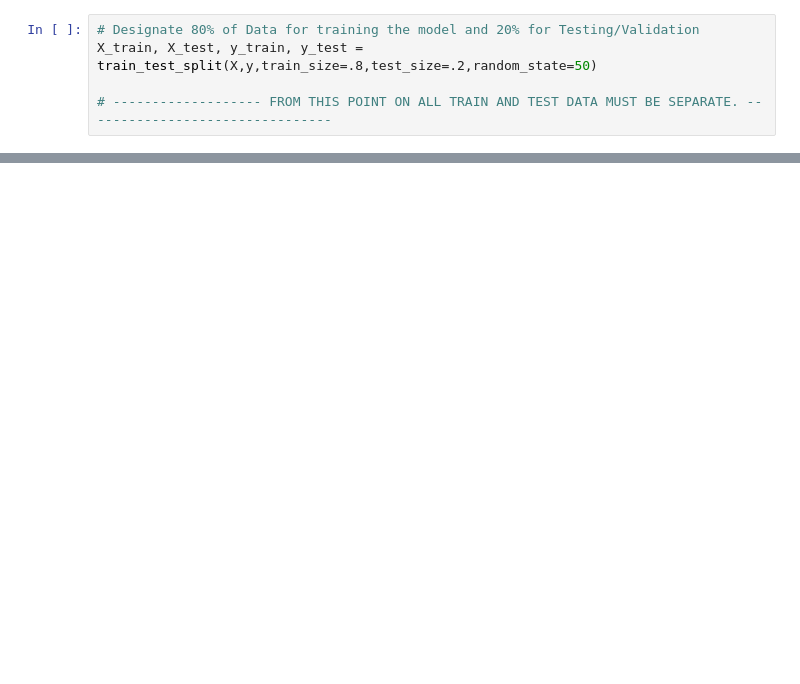
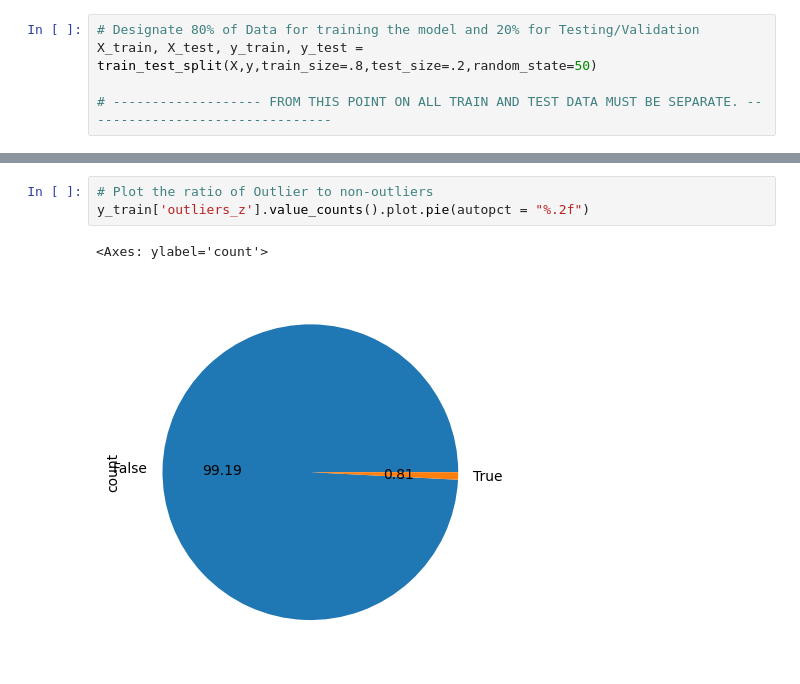
Before and after one commit to Neural-Nerd-OG/Mortality, a Jupyter notebook: mlm_for_mort.ipynb, the cells around one changed output, grey strips where cells are left out. Drawn from its saved outputs; the diff is of its cells as text; blank space fills up the shorter version.

```diff
--- a/mlm_for_mort.ipynb
+++ b/mlm_for_mort.ipynb
@@ -95,0 +256,6 @@ plt.show
+# %%
+# Plot the ratio of Outlier to non-outliers
+y_train['outliers_z'].value_counts().plot.pie(autopct = "%.2f")
+# %% [output]
+<Axes: ylabel='count'>
+[figure, added]
```
Also changed, not shown: parts of 23 cells of this notebook.
